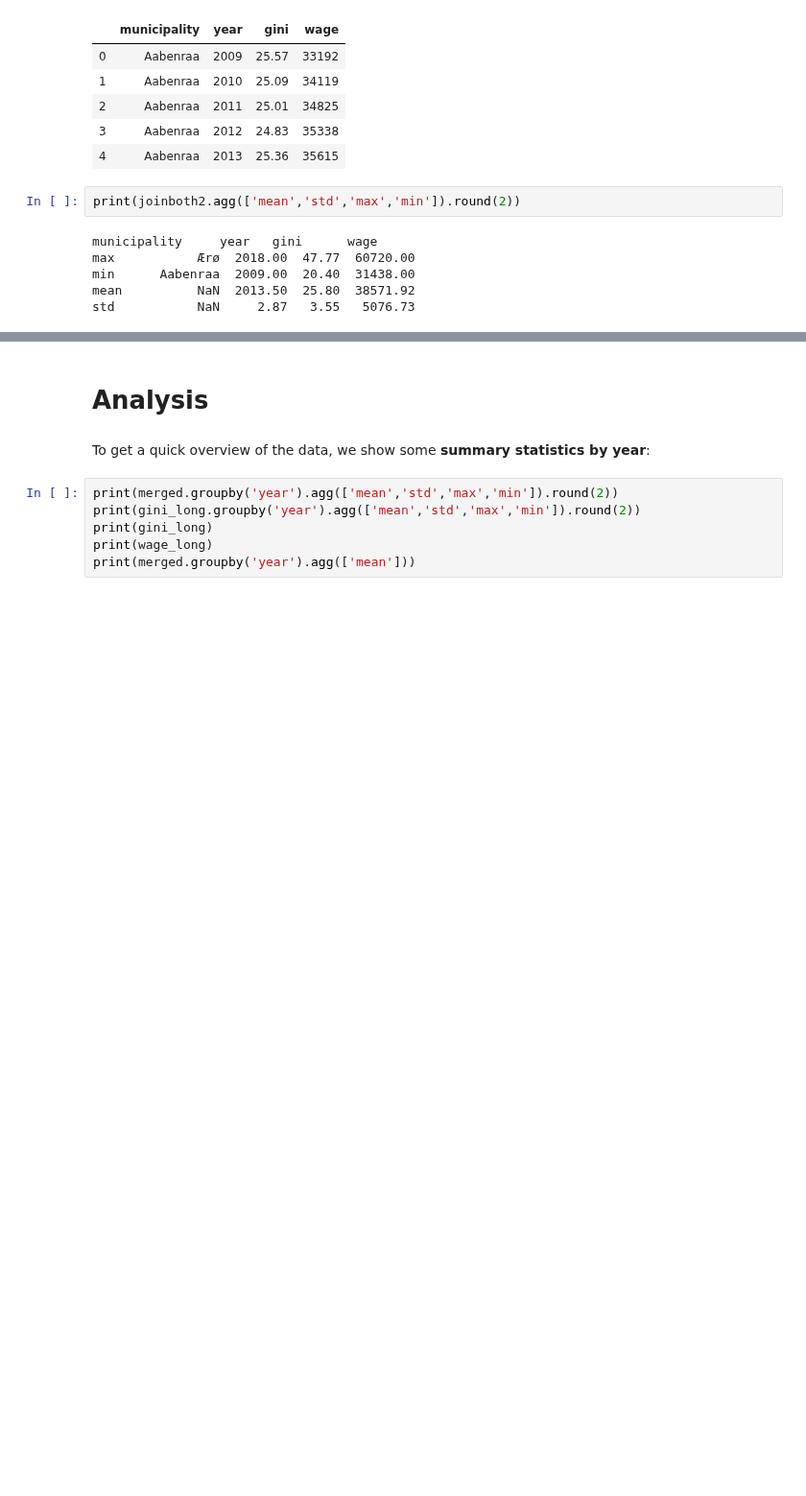
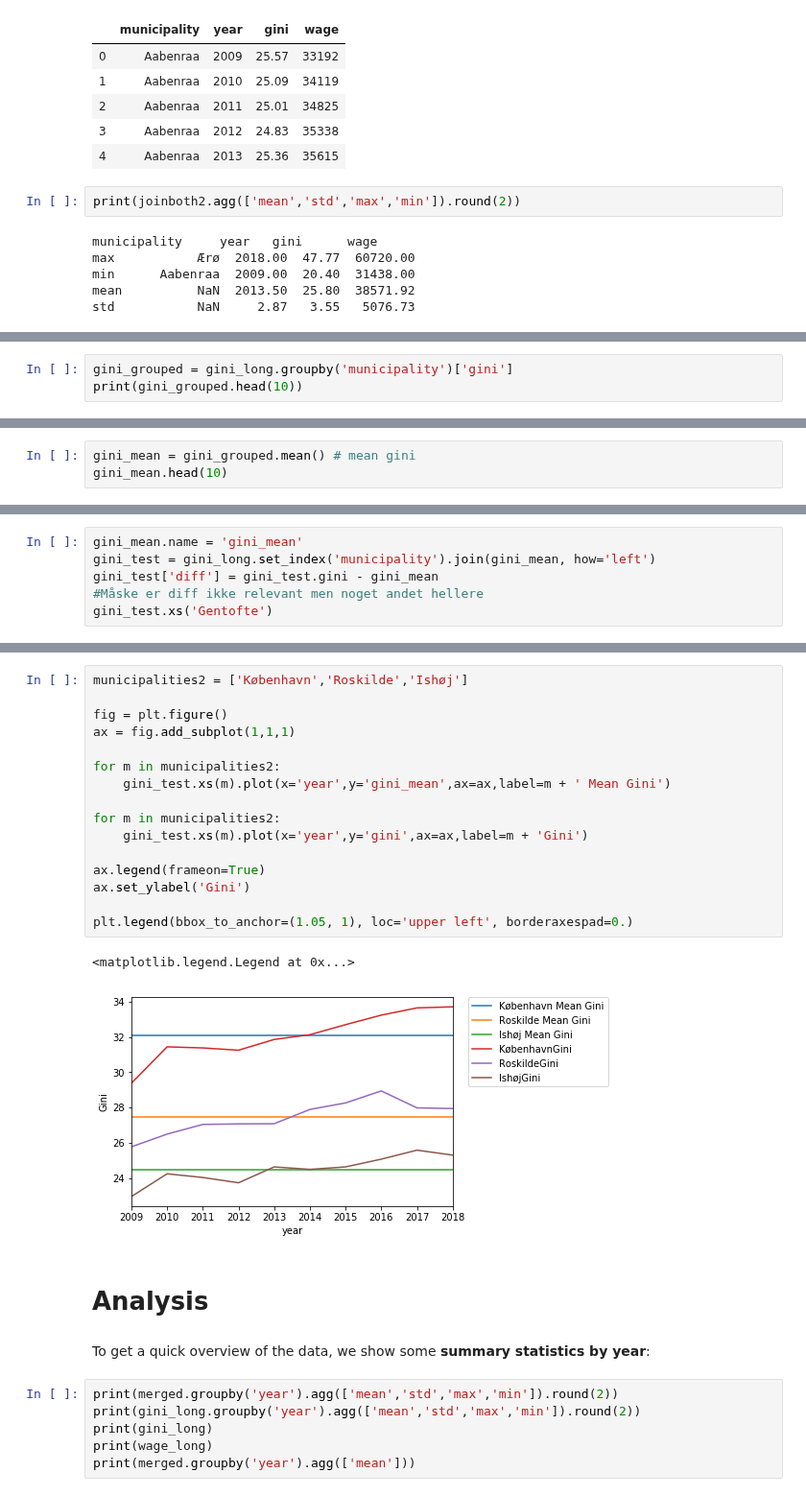
Before and after one commit to NumEconCopenhagen/projects-2020-tobiasharald, a Jupyter notebook: dataproject/dataproject.ipynb, the cells around one changed output, grey strips where cells are left out. Shown at 96% size. Cells and saved outputs as stored; diff of their text form; blank space fills up the shorter version.

```diff
--- a/dataproject/dataproject.ipynb
+++ b/dataproject/dataproject.ipynb
@@ -311,0 +439,3 @@ ax.legend(frameon=True)
+# %%
+gini_grouped = gini_long.groupby('municipality')['gini']
+print(gini_grouped.head(10))
@@ -311,0 +455,3 @@ ax.legend(frameon=True)
+# %%
+gini_mean = gini_grouped.mean() # mean gini
+gini_mean.head(10)
@@ -311,0 +471,6 @@ ax.legend(frameon=True)
+# %%
+gini_mean.name = 'gini_mean'
+gini_test = gini_long.set_index('municipality').join(gini_mean, how='left')
+gini_test['diff'] = gini_test.gini - gini_mean
+#Måske er diff ikke relevant men noget andet hellere
+gini_test.xs('Gentofte')
@@ -312,3 +490,22 @@ ax.legend(frameon=True)
+# %%
+municipalities2 = ['København','Roskilde','Ishøj']
+
+fig = plt.figure()
+ax = fig.add_subplot(1,1,1)
+
+for m in municipalities2:
+    gini_test.xs(m).plot(x='year',y='gini_mean',ax=ax,label=m + ' Mean Gini')
+
+for m in municipalities2:
+    gini_test.xs(m).plot(x='year',y='gini',ax=ax,label=m + 'Gini')
+
+ax.legend(frameon=True)
+ax.set_ylabel('Gini')
+
+plt.legend(bbox_to_anchor=(1.05, 1), loc='upper left', borderaxespad=0.)
+# %% [output]
+<matplotlib.legend.Legend at 0x...>
+[figure, added]
 # %% [markdown]
 # Analysis
 # %% [markdown]
```
Also changed, not shown: parts of 17 cells of this notebook, 1 other file.
